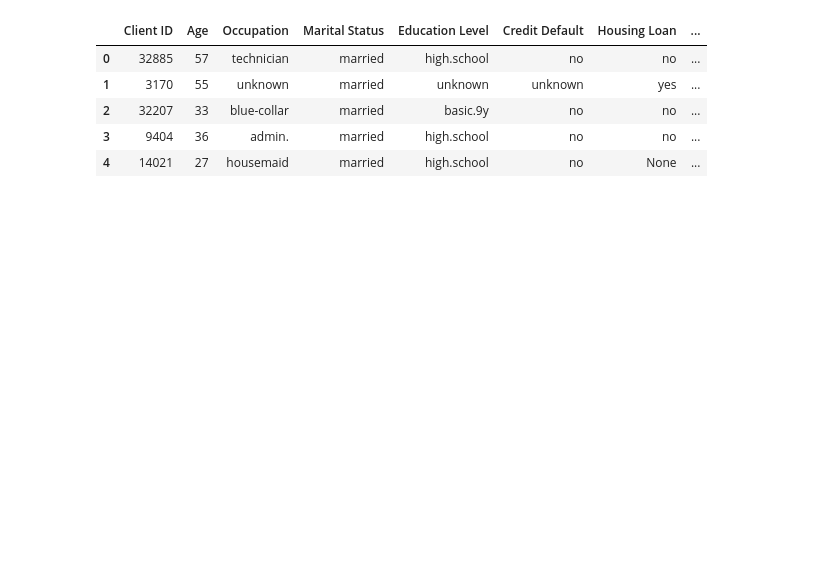
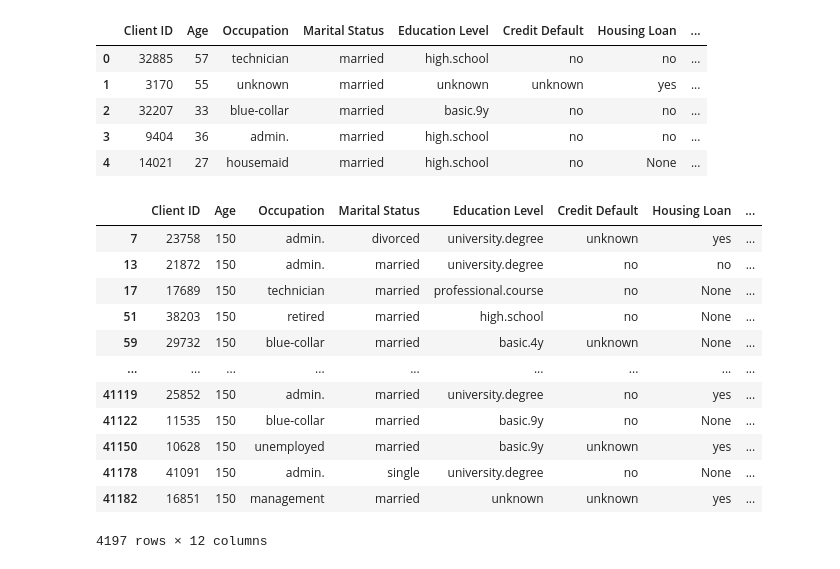
Before and after one commit to axforce100/AI-SOLUTION-DEVELOPMENT-PROJECT, a Jupyter notebook: eda_jx.ipynb, the cells around one changed output. Saved outputs shown, nothing was run; the diff lists cells and outputs as text; code cells hidden in the pictures; blank space fills up the shorter version.

```diff
--- a/eda_jx.ipynb
+++ b/eda_jx.ipynb
@@ -77,3 +96,20 @@ df.head(5)
 | 2 | 32207 | 33 | blue-collar | married | basic.9y | no | no | ... |
 | 3 | 9404 | 36 | admin. | married | high.school | no | no | ... |
 | 4 | 14021 | 27 | housemaid | married | high.school | no | None | ... |
+# %%
+# df['Age'].min(), df['Age'].max()
+df[df["Age"] > 100]
+# %% [output]
+|  | Client ID | Age | Occupation | Marital Status | Education Level | Credit Default | Housing Loan | ... |
+| 7 | 23758 | 150 | admin. | divorced | university.degree | unknown | yes | ... |
+| 13 | 21872 | 150 | admin. | married | university.degree | no | no | ... |
+| 17 | 17689 | 150 | technician | married | professional.course | no | None | ... |
+| 51 | 38203 | 150 | retired | married | high.school | no | None | ... |
+| 59 | 29732 | 150 | blue-collar | married | basic.4y | unknown | None | ... |
+| ... | ... | ... | ... | ... | ... | ... | ... | ... |
+| 41119 | 25852 | 150 | admin. | married | university.degree | no | yes | ... |
+| 41122 | 11535 | 150 | blue-collar | married | basic.9y | no | None | ... |
+| 41150 | 10628 | 150 | unemployed | married | basic.9y | unknown | yes | ... |
+| 41178 | 41091 | 150 | admin. | single | university.degree | no | None | ... |
+| 41182 | 16851 | 150 | management | married | unknown | unknown | yes | ... |
+4197 rows × 12 columns
```
Also changed, not shown: parts of 10 cells of this notebook.
